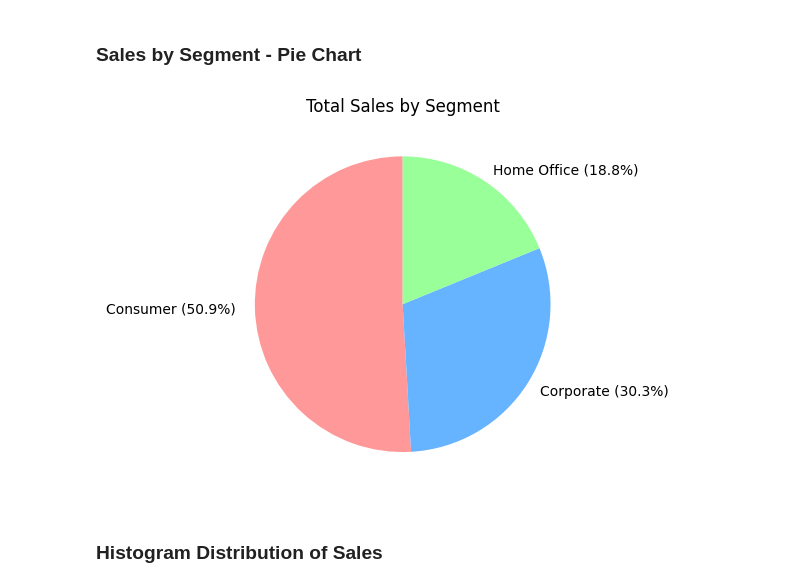
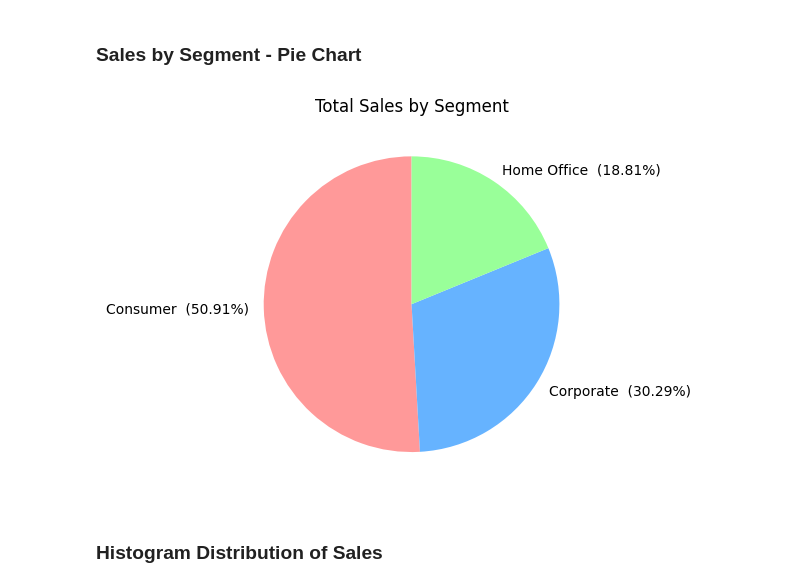
Before and after one commit to bonareri/data-science-class, a Jupyter notebook: 05-Python_for_Data_Science/08_Foundations_of_Matplotlib.ipynb, the cells around one changed output. Drawn from its saved outputs; the diff is of its cells as text; code cells hidden in the pictures.

```diff
--- a/05-Python_for_Data_Science/08_Foundations_of_Matplotlib.ipynb
+++ b/05-Python_for_Data_Science/08_Foundations_of_Matplotlib.ipynb
@@ -129,0 +148,4 @@ memory usage: 3.3 MB
+# %%
+df = df.dropna()
+# %%
+df.dropna(inplace=True)
@@ -245,26 +290,26 @@ plt.show()
 [figure]
 # %% [markdown]
 ### Sales by Segment - Pie Chart
-# %%
-sales_by_segement = df.groupby('Segment')['Sales'].sum().sort_values(ascending=False)
-
-total = sales_by_segement.sum()
-percentages = (sales_by_segement / total) * 100
-
-# build custom labels
-labels = [f"{seg} ({pct}%) " for seg, pct in zip(sales_by_segement.index, percentages.round(1))]
-
-sales_by_segement.plot(
-    kind = 'pie',
-    startangle=90,
-    labels=labels,
-    colors=['#ff9999','#66b3ff','#99ff99']
-)
-
-plt.title('Total Sales by Segment')
-
-plt.show()
-# %% [output]
-[figure, removed]
+# %%
+sales_by_segment = df.groupby('Segment')['Sales'].sum().sort_values(ascending = False)
+
+total = sales_by_segment.sum()
+percentages = (sales_by_segment / total) * 100
+
+# build the custom labels
+labels = [f"{seg}  ({pct}%)" for seg, pct in zip(sales_by_segment.index, percentages.round(2))]
+
+sales_by_segment.plot(
+    kind = 'pie',
+    startangle = 90,
+    labels = labels,
+    colors = ['#ff9999', '#66b3ff', '#99ff99']
+)
+
+plt.title('Total Sales by Segment')
+
+plt.show()
+# %% [output]
+[figure, added]
 # %% [markdown]
 ### Histogram  Distribution of Sales
```
Also changed, not shown: parts of 51 cells of this notebook, 7 other files.
